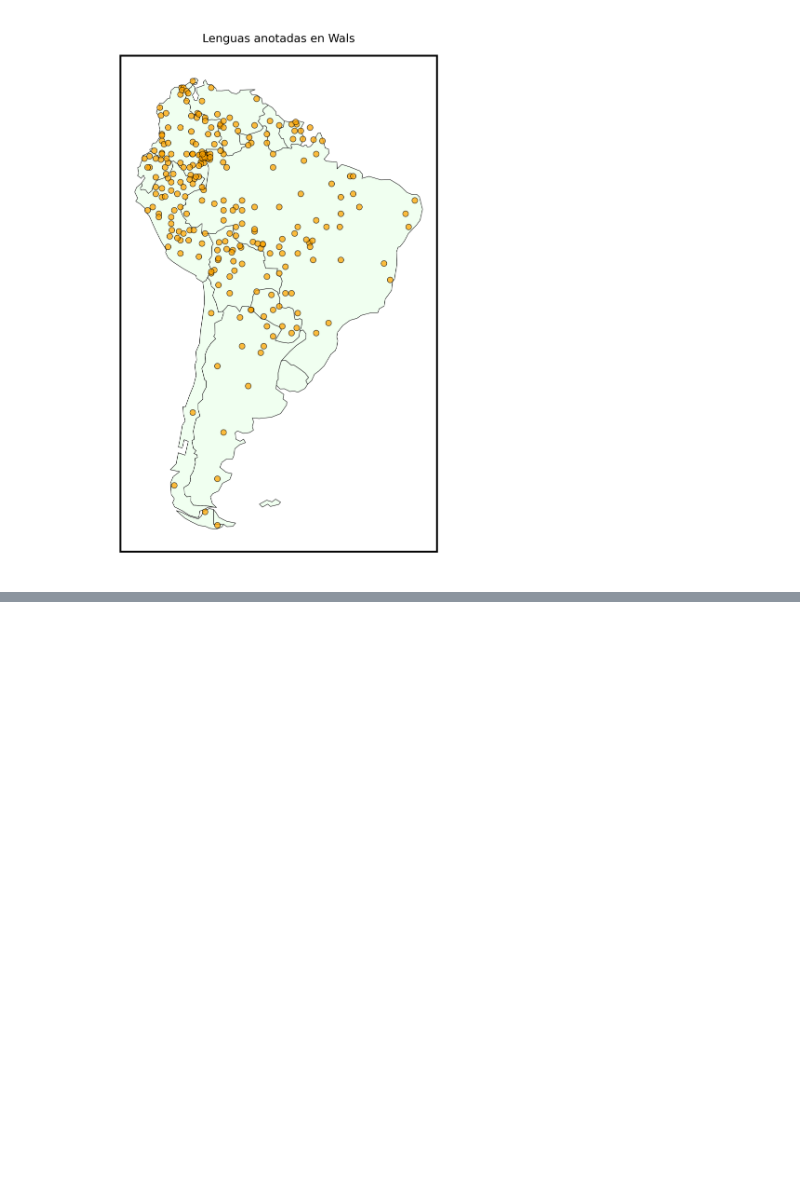
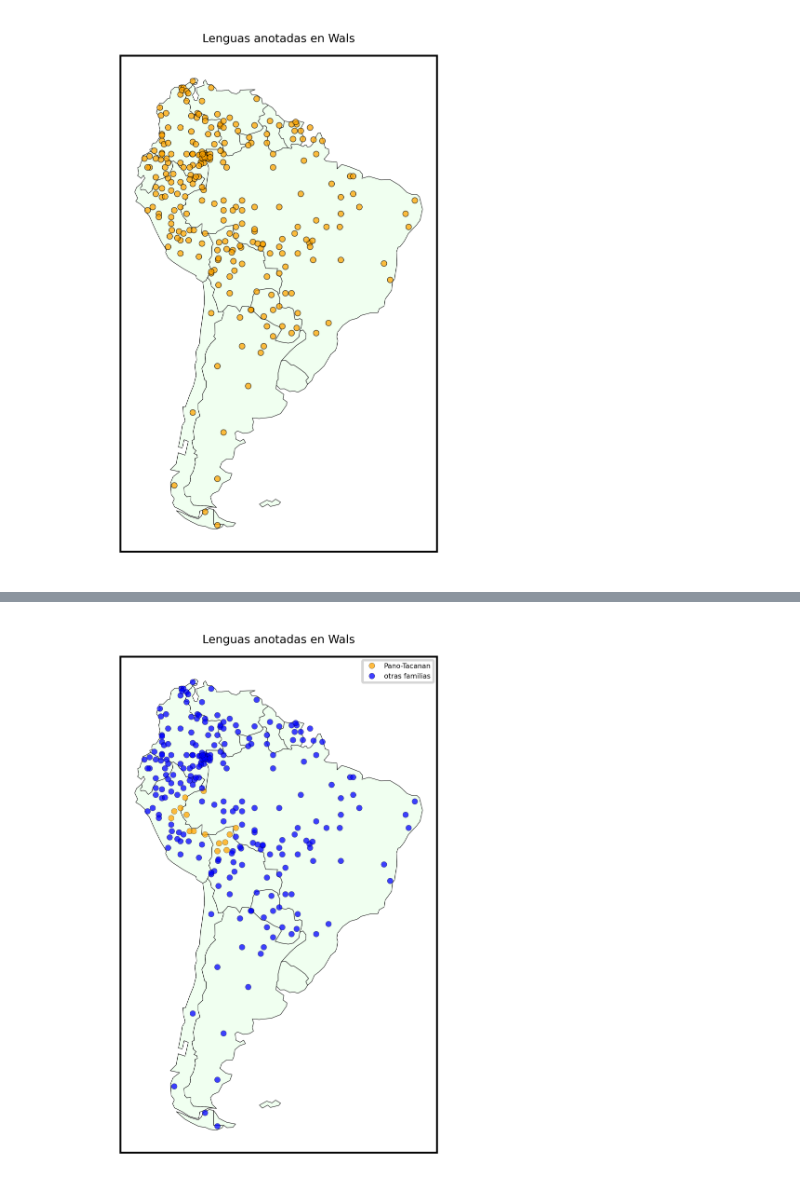
Before and after one commit to javiervz/seminario-computacion-lenguas-amerindias, a Jupyter notebook: códigos/semana-12/1-bases-de-datos-2.ipynb, the cells around one changed output, grey strips where cells are left out. Drawn from its saved outputs; the diff is of its cells as text; code cells hidden in the pictures; blank space fills up the shorter version.

```diff
--- a/códigos/semana-12/1-bases-de-datos-2.ipynb
+++ b/códigos/semana-12/1-bases-de-datos-2.ipynb
@@ -163,0 +275,56 @@ plt.show()
+# %%
+## otra versión: familias 2
+
+## conviene definir fig
+fig, ax = plt.subplots(dpi=800)
+
+## título
+plt.title('Lenguas anotadas en Wals',fontsize=5)
+
+## colores
+world.plot(ax=ax, color='honeydew', edgecolor='k',linewidth=0.2)
+
+## usamos colores para las familias
+## lon, lat para Pano-Tacanan
+lon_PT = []
+lat_PT = []
+
+## índices lenguas Pano-Tacanan
+indices_PT = []
+
+## recorremos las lenguas
+for i in range(len(lenguas)):
+    ## condición Pano-Tacanan
+    if lengua_familia[lenguas[i]] == 'Pano-Tacanan':
+        ## guardamos
+        indices_PT += [i]
+
+## dividimos los datos de latitud/longitud en dos
+latitud_PT = []
+longitud_PT = []
+
+latitud_non_PT = []
+longitud_non_PT = []
+
+## recorremos los índices
+for i in range(len(lenguas)):
+    ## casos
+    if i in indices_PT:
+        ## loc PT
+        latitud_PT += [latitud[i]]
+        longitud_PT += [longitud[i]]
+    else:
+        ## loc non PT
+        latitud_non_PT += [latitud[i]]
+        longitud_non_PT += [longitud[i]]
+
+ax.plot(longitud_PT, latitud_PT, marker='o',color='orange',markersize=2.5,markeredgewidth=0.1,markeredgecolor='k',alpha=0.75,linewidth=0,fillstyle='full',clip_on=True, label='Pano-Tacanan')
+ax.plot(longitud_non_PT, latitud_non_PT, marker='o',color='blue',markersize=2.5,markeredgewidth=0.1,markeredgecolor='k',alpha=0.75,linewidth=0,fillstyle='full',clip_on=True, label='otras familias')
+
+plt.legend(loc='best',fontsize=3)
+ax.set_yticks([])
+ax.set_xticks([])
+plt.savefig('map_SA_familias_colors.jpg', format='jpg', transparent=True, bbox_inches='tight',dpi=800)
+plt.show()
+# %% [output]
+[figure, added]
```
Also changed, not shown: parts of 7 cells of this notebook, 3 other files.
